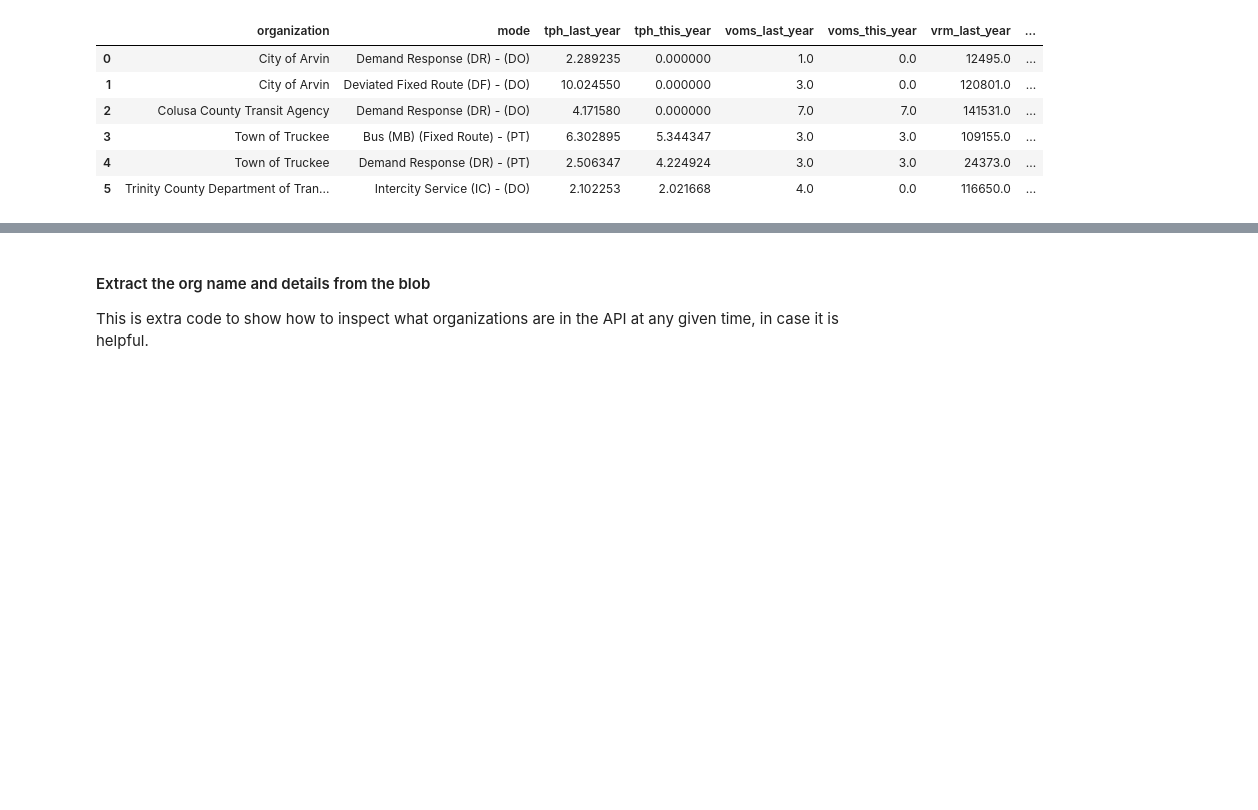
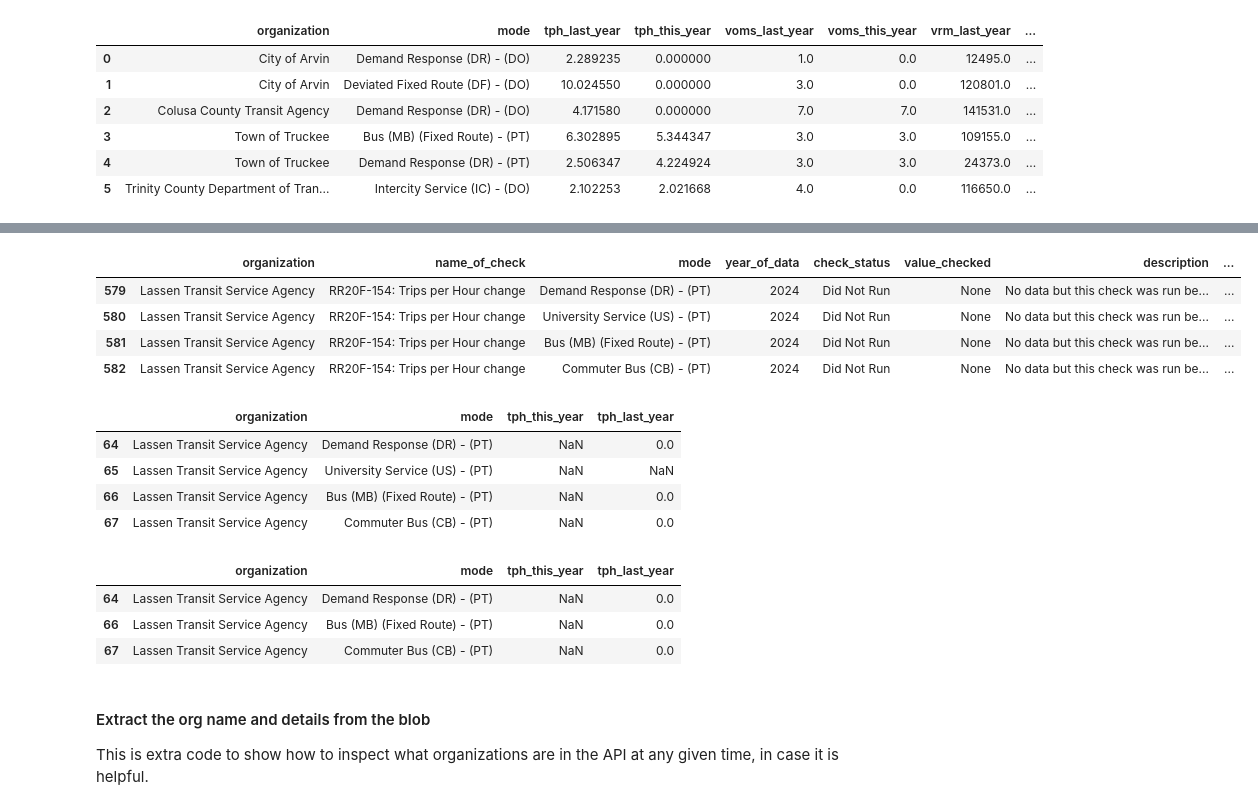
Before and after one commit to cal-itp/ntd-modernization, a Jupyter notebook: validation_tool/notebooks/ETL_inspect_API_data.ipynb, the cells around one changed output, grey strips where cells are left out. Drawn from its saved outputs; the diff is of its cells as text; code cells hidden in the pictures; blank space fills up the shorter version.

Commit message:
comparing error results to good resuls. sharing findings with consultants

```diff
--- a/validation_tool/notebooks/ETL_inspect_API_data.ipynb
+++ b/validation_tool/notebooks/ETL_inspect_API_data.ipynb
@@ -728,0 +739,7 @@ error_int_check[keep_cols]
+# %%
+all_fct_service_checks = (
+    tbls.mart_ntd_validation.fct_ntd_rr20_service_checks()
+    >> filter(~_.organization.isin(error_orgs))
+    >> collect()
+)
+all_fct_service_checks.shape
@@ -729,3 +803,30 @@ error_int_check[keep_cols]
+# %%
+# check all the "value_checked" values.
+# which rows have "None"?
+
+short_col_list =["organization","mode", "tph_this_year", "tph_last_year"]
+
+display(
+    #all_fct_service_checks[(all_fct_service_checks["value_checked"].isna()) & (all_fct_service_checks["name_of_check"].str.contains("RR20F-154:"))].head(1),
+    all_fct_service_checks[(all_fct_service_checks["organization"].str.contains("Lassen Transit Service Agency"))& (all_fct_service_checks["name_of_check"].str.contains("RR20F-154:"))],
+    all_service_ratio[all_service_ratio["organization"].str.contains("Lassen Transit Service Agency")][short_col_list].head(),
+    all_service_ratio[all_service_ratio["tph_last_year"]== 0][short_col_list]
+)
+# %% [output]
+|  | organization | name_of_check | mode | year_of_data | check_status | value_checked | description | ... |
+| 579 | Lassen Transit Service Agency | RR20F-154: Trips per Hour change | Demand Response (DR) - (PT) | 2024 | Did Not Run | None | No data but this check was run be... | ... |
+| 580 | Lassen Transit Service Agency | RR20F-154: Trips per Hour change | University Service (US) - (PT) | 2024 | Did Not Run | None | No data but this check was run be... | ... |
+| 581 | Lassen Transit Service Agency | RR20F-154: Trips per Hour change | Bus (MB) (Fixed Route) - (PT) | 2024 | Did Not Run | None | No data but this check was run be... | ... |
+| 582 | Lassen Transit Service Agency | RR20F-154: Trips per Hour change | Commuter Bus (CB) - (PT) | 2024 | Did Not Run | None | No data but this check was run be... | ... |
+|  | organization | mode | tph_this_year | tph_last_year |
+| 64 | Lassen Transit Service Agency | Demand Response (DR) - (PT) | NaN | 0.0 |
+| 65 | Lassen Transit Service Agency | University Service (US) - (PT) | NaN | NaN |
+| 66 | Lassen Transit Service Agency | Bus (MB) (Fixed Route) - (PT) | NaN | 0.0 |
+| 67 | Lassen Transit Service Agency | Commuter Bus (CB) - (PT) | NaN | 0.0 |
+|  | organization | mode | tph_this_year | tph_last_year |
+| 64 | Lassen Transit Service Agency | Demand Response (DR) - (PT) | NaN | 0.0 |
+| 66 | Lassen Transit Service Agency | Bus (MB) (Fixed Route) - (PT) | NaN | 0.0 |
+| 67 | Lassen Transit Service Agency | Commuter Bus (CB) - (PT) | NaN | 0.0 |
 # %% [markdown]
 #### Extract the org name and details from the blob
 This is extra code to show how to inspect what organizations are in the API at any given time, in case it is helpful.
```
Also changed, not shown: parts of 17 cells of this notebook.
